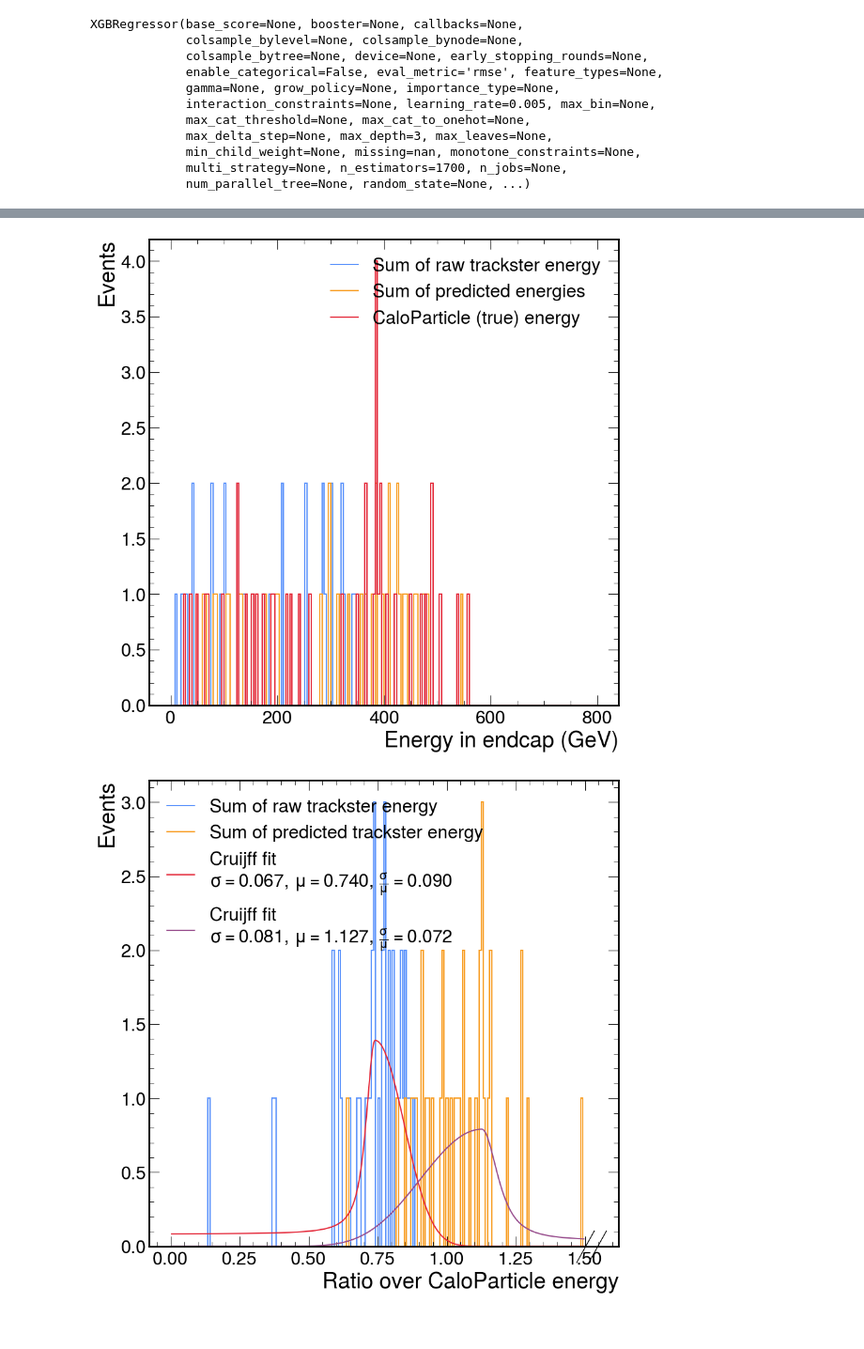
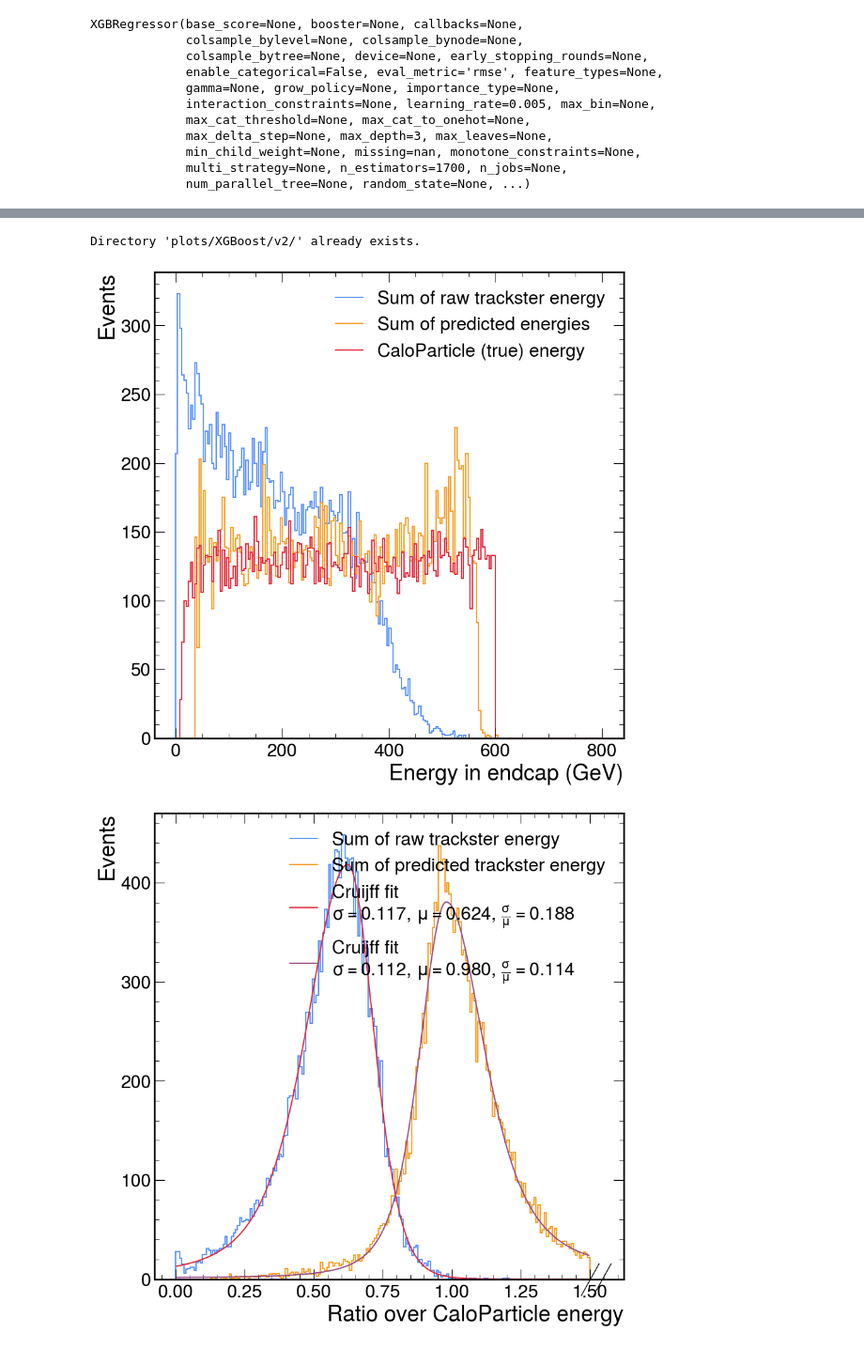
Before and after one commit to mnmat/Patatrack15, a Jupyter notebook: training.ipynb, the cells around one changed output, grey strips where cells are left out. Shown: that part at 94% size. Drawn from its saved outputs; the diff is of its cells as text; code cells hidden in the pictures.

```diff
--- a/training.ipynb
+++ b/training.ipynb
@@ -9,6 +10,24 @@ from Validation.Validation import doFullValidation
 
 # TODO: automatically create or load depending if pkl format exists
 # Add output pickle file to data folder
-#
-d = Preprocessor.loadNtuple("test.pkl")
+
+def getPickleFile(directory_path):
+    files = os.listdir(directory_path)
+    for file in files:
+        if file.endswith(".pkl"):
+            return file
+    return False
+
+
+path = "data/SamplesV2/CloseByPion/histo"
+file = getPickleFile(path)
+if file:
+    print("%s exists. Load File"%file)
+    d = Preprocessor.loadNtuple(os.path.join(path,file))
+else:
+    file = "Ntuple.pkl"
+    print("%s doesn't exist. Create File"%file)
+    preprocessor = Preprocessor(path)
+    preprocessor.saveToPickle(os.path.join(path,file))
+    d = Preprocessor.loadNtuple(os.path.join(path,file))
 X_train, y_train, X_test, y_test = create_split(d)
@@ -81,9 +129,21 @@ Name: cp_energy, dtype: float32
 # %%
 # Validation
 
 #TODO: sensible output
-path="data/"
+
+def create_directory_if_not_exists(directory_path):
+    # Check if the directory exists
+    if not os.path.exists(directory_path):
+        # Create the directory if it doesn't exist
+        os.makedirs(directory_path)
+        print(f"Directory '{directory_path}' created.")
+    else:
+        print(f"Directory '{directory_path}' already exists.")
+
+path="plots/XGBoost/v2/"
+create_directory_if_not_exists(path)
 doFullValidation(X_test, y_test, predictions,path)
 # %% [output]
+Directory 'plots/XGBoost/v2/' already exists.
-[figure, old version]
+[figure, new version]
-[figure, old version]
+[figure, new version]
```
Also changed, not shown: parts of 5 cells of this notebook, 4 other files.
